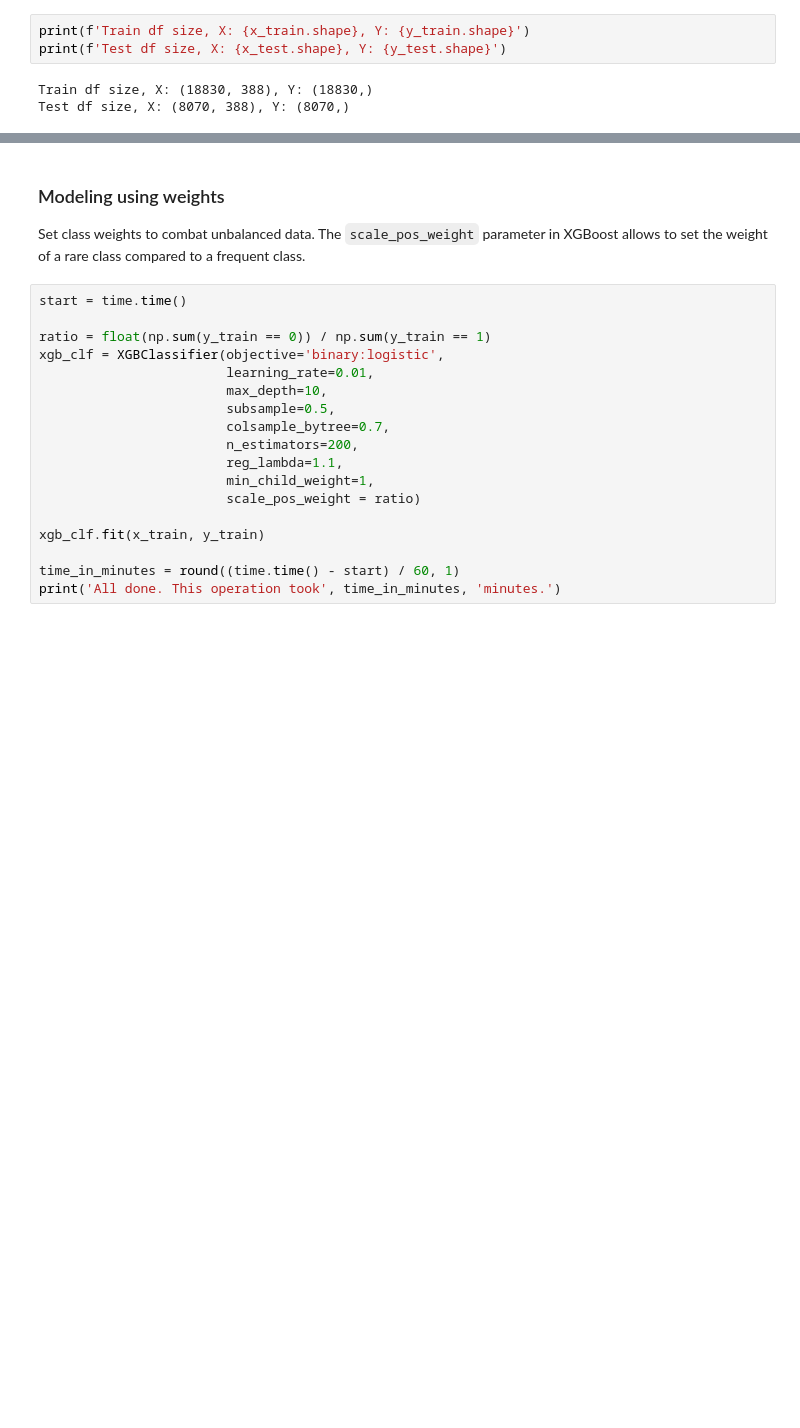
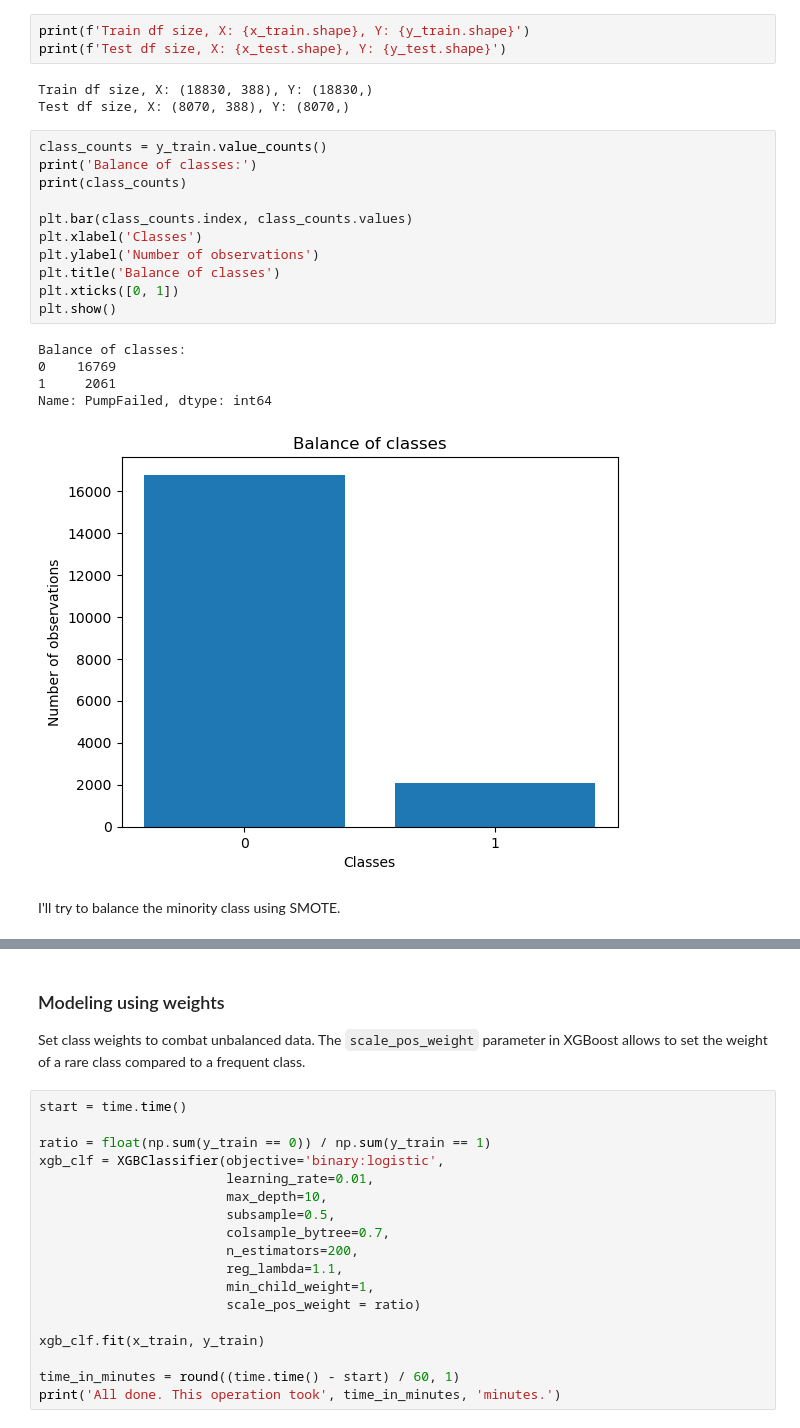
Before and after one commit to caitlon/machine-learning-projects, a Jupyter notebook: AirPump failures : binary classification/XGBoost.ipynb, the cells around one changed output, grey strips where cells are left out. Drawn from its saved outputs; the diff is of its cells as text; blank space fills up the shorter version.

```diff
--- a/AirPump failures : binary classification/XGBoost.ipynb
+++ b/AirPump failures : binary classification/XGBoost.ipynb
@@ -23,3 +25,22 @@ print(f'Test df size, X: {x_test.shape}, Y: {y_test.shape}')
 # %% [output]
 Train df size, X: (18830, 388), Y: (18830,)
 Test df size, X: (8070, 388), Y: (8070,)
+# %%
+class_counts = y_train.value_counts()
+print('Balance of classes:')
+print(class_counts)
+
+plt.bar(class_counts.index, class_counts.values)
+plt.xlabel('Classes')
+plt.ylabel('Number of observations')
+plt.title('Balance of classes')
+plt.xticks([0, 1])
+plt.show()
+# %% [output]
+Balance of classes:
+0    16769
+1     2061
+Name: PumpFailed, dtype: int64
+[figure, added]
+# %% [markdown]
+I'll try to balance the minority class using SMOTE.
```
Also changed, not shown: parts of 24 cells of this notebook.
